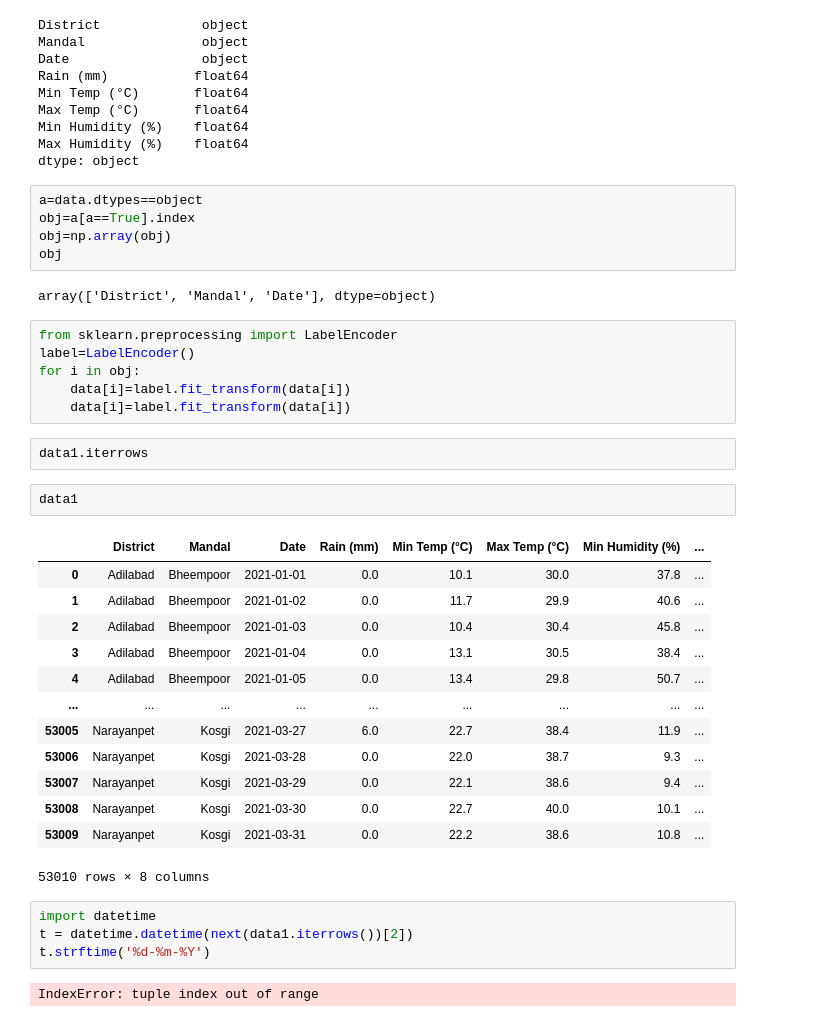
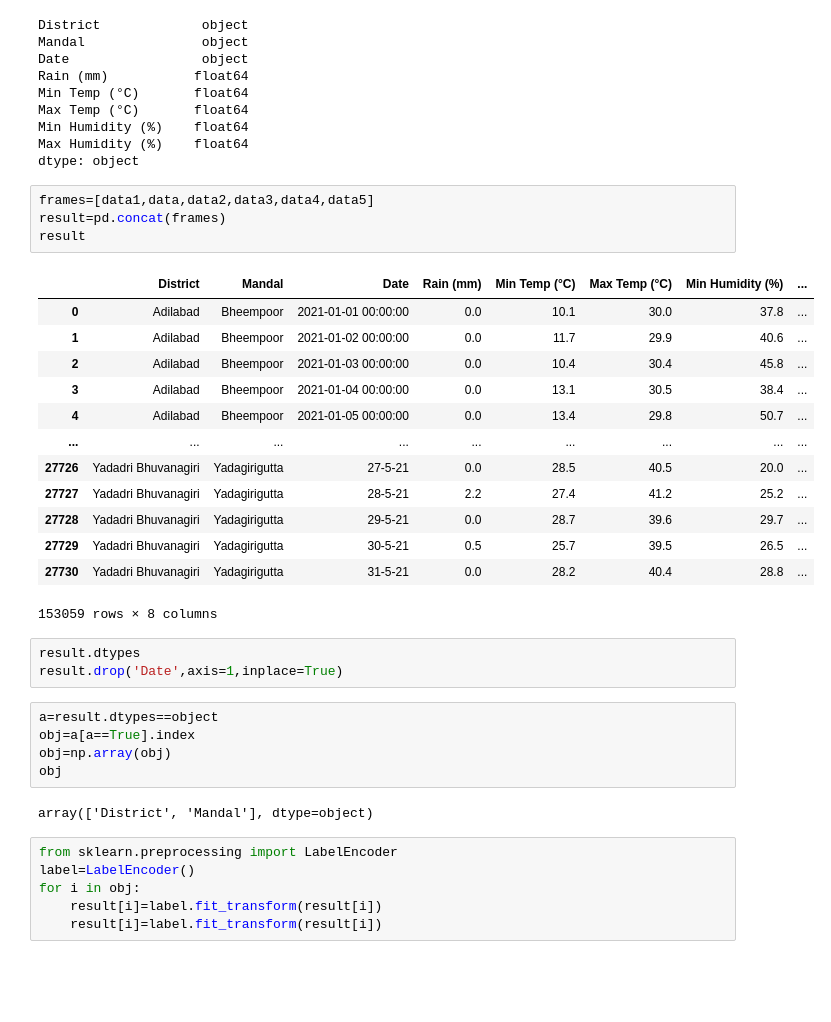
Before and after one commit to smartinternz02/SBSPS-Challenge-7154-SDG-13-Climate-Action, a Jupyter notebook: DATASETS/2021 datasets/project.ipynb, the cells around one changed output. Saved outputs shown, nothing was run; the diff lists cells and outputs as text; blank space fills up the shorter version.

```diff
--- a/DATASETS/2021 datasets/project.ipynb
+++ b/DATASETS/2021 datasets/project.ipynb
@@ -709,40 +709,37 @@ Max Temp (°C)       float64
 Min Humidity (%)    float64
 Max Humidity (%)    float64
 dtype: object
+# %%
+frames=[data1,data,data2,data3,data4,data5]
+result=pd.concat(frames)
+result
+# %% [output]
+|  | District | Mandal | Date | Rain (mm) | Min Temp (°C) | Max Temp (°C) | Min Humidity (%) | ... |
+| 0 | Adilabad | Bheempoor | 2021-01-01 00:00:00 | 0.0 | 10.1 | 30.0 | 37.8 | ... |
+| 1 | Adilabad | Bheempoor | 2021-01-02 00:00:00 | 0.0 | 11.7 | 29.9 | 40.6 | ... |
+| 2 | Adilabad | Bheempoor | 2021-01-03 00:00:00 | 0.0 | 10.4 | 30.4 | 45.8 | ... |
+| 3 | Adilabad | Bheempoor | 2021-01-04 00:00:00 | 0.0 | 13.1 | 30.5 | 38.4 | ... |
+| 4 | Adilabad | Bheempoor | 2021-01-05 00:00:00 | 0.0 | 13.4 | 29.8 | 50.7 | ... |
+| ... | ... | ... | ... | ... | ... | ... | ... | ... |
+| 27726 | Yadadri Bhuvanagiri | Yadagirigutta | 27-5-21 | 0.0 | 28.5 | 40.5 | 20.0 | ... |
+| 27727 | Yadadri Bhuvanagiri | Yadagirigutta | 28-5-21 | 2.2 | 27.4 | 41.2 | 25.2 | ... |
+| 27728 | Yadadri Bhuvanagiri | Yadagirigutta | 29-5-21 | 0.0 | 28.7 | 39.6 | 29.7 | ... |
+| 27729 | Yadadri Bhuvanagiri | Yadagirigutta | 30-5-21 | 0.5 | 25.7 | 39.5 | 26.5 | ... |
+| 27730 | Yadadri Bhuvanagiri | Yadagirigutta | 31-5-21 | 0.0 | 28.2 | 40.4 | 28.8 | ... |
+153059 rows × 8 columns
+# %%
+result.dtypes
+result.drop('Date',axis=1,inplace=True)
 # %%
-a=data.dtypes==object
+a=result.dtypes==object
 obj=a[a==True].index
 obj=np.array(obj)
 obj
 # %% [output]
-array(['District', 'Mandal', 'Date'], dtype=object)
+array(['District', 'Mandal'], dtype=object)
 # %%
 from sklearn.preprocessing import LabelEncoder
 label=LabelEncoder()
 for i in obj:
-    data[i]=label.fit_transform(data[i])
-    data[i]=label.fit_transform(data[i])
+    result[i]=label.fit_transform(result[i])
+    result[i]=label.fit_transform(result[i])
-# %%
-data1.iterrows
-# %%
-data1
-# %% [output]
-|  | District | Mandal | Date | Rain (mm) | Min Temp (°C) | Max Temp (°C) | Min Humidity (%) | ... |
-| 0 | Adilabad | Bheempoor | 2021-01-01 | 0.0 | 10.1 | 30.0 | 37.8 | ... |
-| 1 | Adilabad | Bheempoor | 2021-01-02 | 0.0 | 11.7 | 29.9 | 40.6 | ... |
-| 2 | Adilabad | Bheempoor | 2021-01-03 | 0.0 | 10.4 | 30.4 | 45.8 | ... |
-| 3 | Adilabad | Bheempoor | 2021-01-04 | 0.0 | 13.1 | 30.5 | 38.4 | ... |
-| 4 | Adilabad | Bheempoor | 2021-01-05 | 0.0 | 13.4 | 29.8 | 50.7 | ... |
-| ... | ... | ... | ... | ... | ... | ... | ... | ... |
-| 53005 | Narayanpet | Kosgi | 2021-03-27 | 6.0 | 22.7 | 38.4 | 11.9 | ... |
-| 53006 | Narayanpet | Kosgi | 2021-03-28 | 0.0 | 22.0 | 38.7 | 9.3 | ... |
-| 53007 | Narayanpet | Kosgi | 2021-03-29 | 0.0 | 22.1 | 38.6 | 9.4 | ... |
-| 53008 | Narayanpet | Kosgi | 2021-03-30 | 0.0 | 22.7 | 40.0 | 10.1 | ... |
-| 53009 | Narayanpet | Kosgi | 2021-03-31 | 0.0 | 22.2 | 38.6 | 10.8 | ... |
-53010 rows × 8 columns
-# %%
-import datetime
-t = datetime.datetime(next(data1.iterrows())[2])
-t.strftime('%d-%m-%Y')
-# %% [output]
-IndexError: tuple index out of range
```
Also changed, not shown: parts of 6 cells of this notebook, 1 other file.
